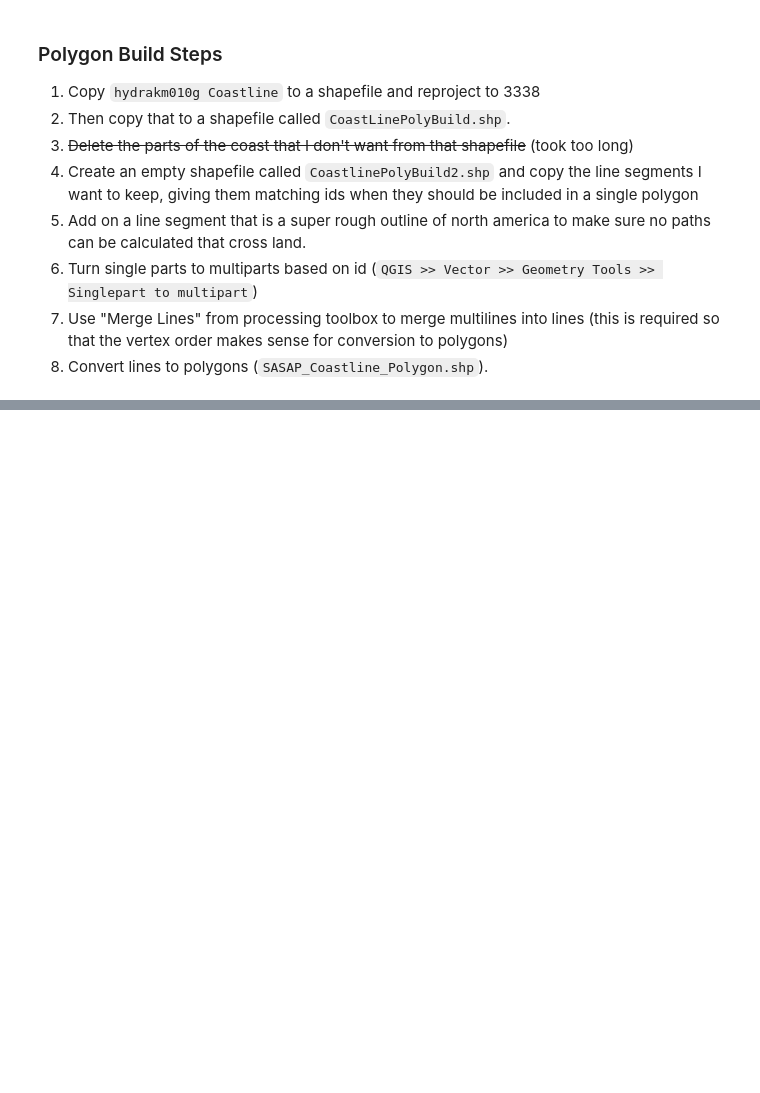
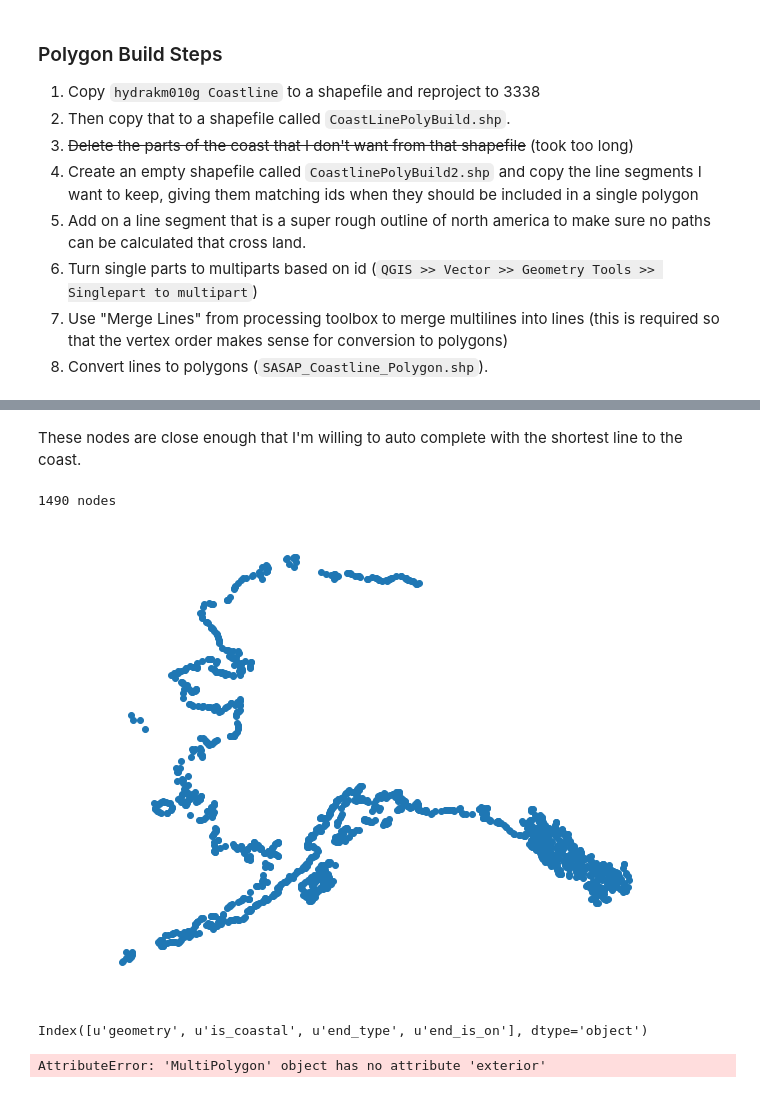
Before and after one commit to jkibele/pyriv, a Jupyter notebook: notebooks/SASAP_Network_Build/Overview.ipynb, the cells around one changed output, grey strips where cells are left out. Cells and saved outputs as stored; diff of their text form; code cells hidden in the pictures; blank space fills up the shorter version.

```diff
--- a/notebooks/SASAP_Network_Build/Overview.ipynb
+++ b/notebooks/SASAP_Network_Build/Overview.ipynb
@@ -45,0 +150,23 @@ So, we'll need to convert it to a polygon. That means we'll have to do a bunch o
+# %% [markdown]
+These nodes are close enough that I'm willing to auto complete with the shortest line to the coast.
+# %%
+riv_mouths = rgends.query("end_is_on == 'Land' & end_type == 'Coastal'")
+ax = riv_mouths.plot()
+ax.set_axis_off()
+print "{} nodes".format(len(riv_mouths))
+# %% [output]
+1490 nodes
+[figure, added]
+# %%
+riv_mouths.columns
+# %% [output]
+Index([u'geometry', u'is_coastal', u'end_type', u'end_is_on'], dtype='object')
+# %%
+%%time
+auto_comp = lambda pth: rgl.path_completion(lnddf, pth)
+gdf_from_geoms = lambda gs: gpd.GeoDataFrame({'geometry': gs})
+auto_comp_df = gdf_from_geoms(riv_mouths.geometry.apply(auto_comp))
+auto_comp_df.crs = riv_mouths.crs
+auto_comp_df.to_file(fp('auto_complete.shp'))
+# %% [output]
+AttributeError: 'MultiPolygon' object has no attribute 'exterior'
```
Also changed, not shown: parts of 27 cells of this notebook, 3 other files.
